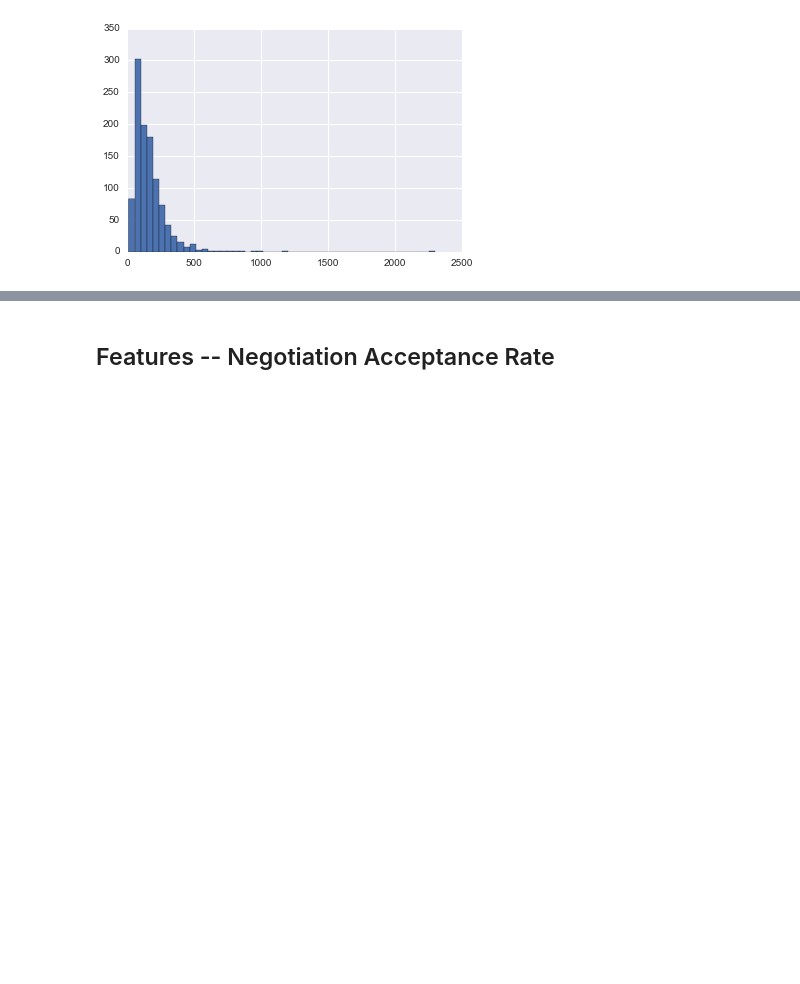
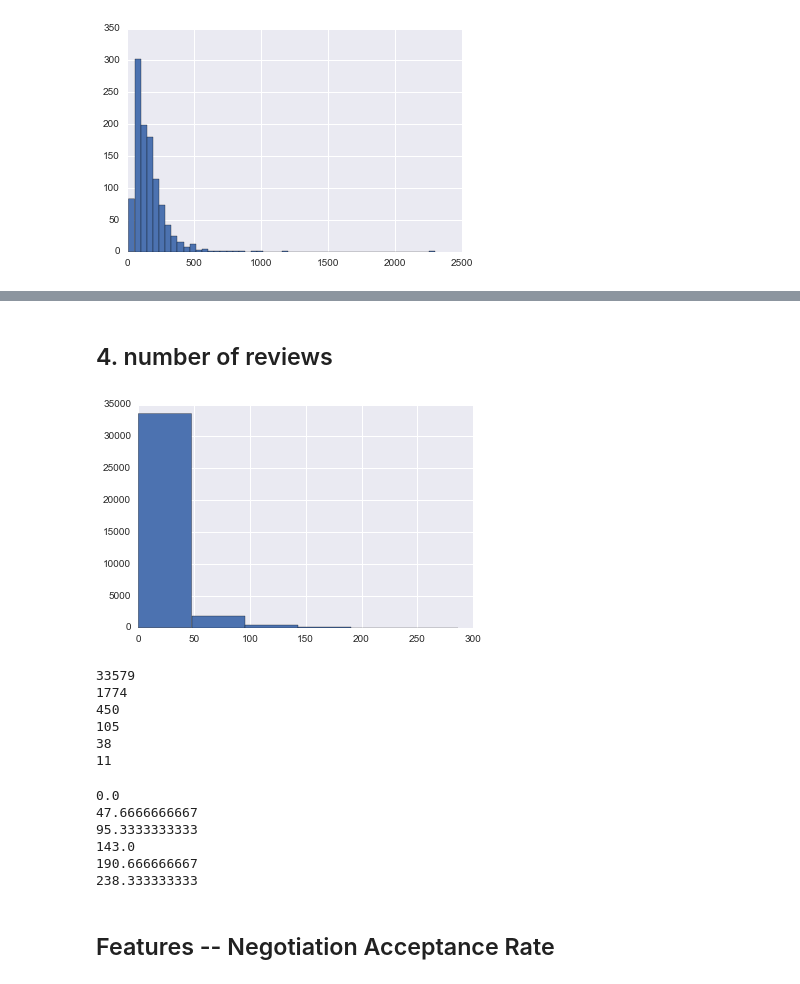
Before and after one commit to DataShackforAirbnb/AirBnbNegotiate, a Jupyter notebook: DataAnalysis/Data Analytics for Final Presentation.ipynb, the cells around one changed output, grey strips where cells are left out. Cells and saved outputs as stored; diff of their text form; code cells hidden in the pictures; blank space fills up the shorter version.

```diff
--- a/DataAnalysis/Data Analytics for Final Presentation.ipynb
+++ b/DataAnalysis/Data Analytics for Final Presentation.ipynb
@@ -452,0 +506,3 @@ plt.hist(complete_data.nightly_price, bins = 50)
+# %%
+for i in a[0]:
+    print int(i)
@@ -452,0 +520,3 @@ plt.hist(complete_data.nightly_price, bins = 50)
+# %%
+for i in a[2]:
+    print i.xy[0]
@@ -453,3 +534,31 @@ plt.hist(complete_data.nightly_price, bins = 50)
+# %% [markdown]
+## 4. number of reviews
+# %%
+number_of_reviews = [i for i in complete_listings.number_of_reviews if not np.isnan(i)]
+# %%
+a = plt.hist(number_of_reviews, bins = 6)
+# %% [output]
+[figure, added]
+# %%
+for i in a[0]:
+    print int(i)
+# %% [output]
+33579
+1774
+450
+105
+38
+11
+# %%
+for i in a[2]:
+    print i.xy[0]
+# %% [output]
+0.0
+47.6666666667
+95.3333333333
+143.0
+190.666666667
+238.333333333
 # %% [markdown]
 ## Features -- Negotiation Acceptance Rate
 # %% [markdown]
```
Also changed, not shown: parts of 22 cells of this notebook.
